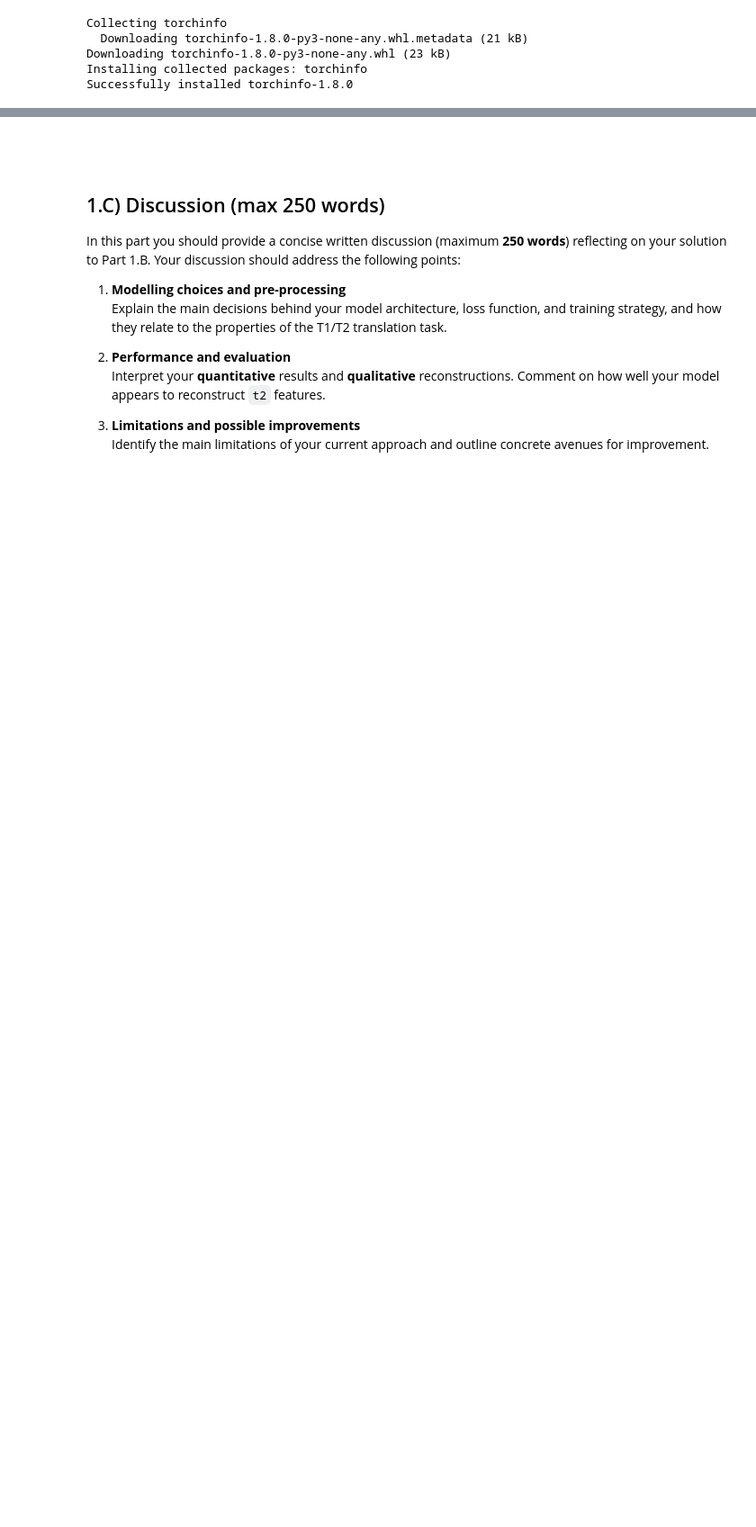
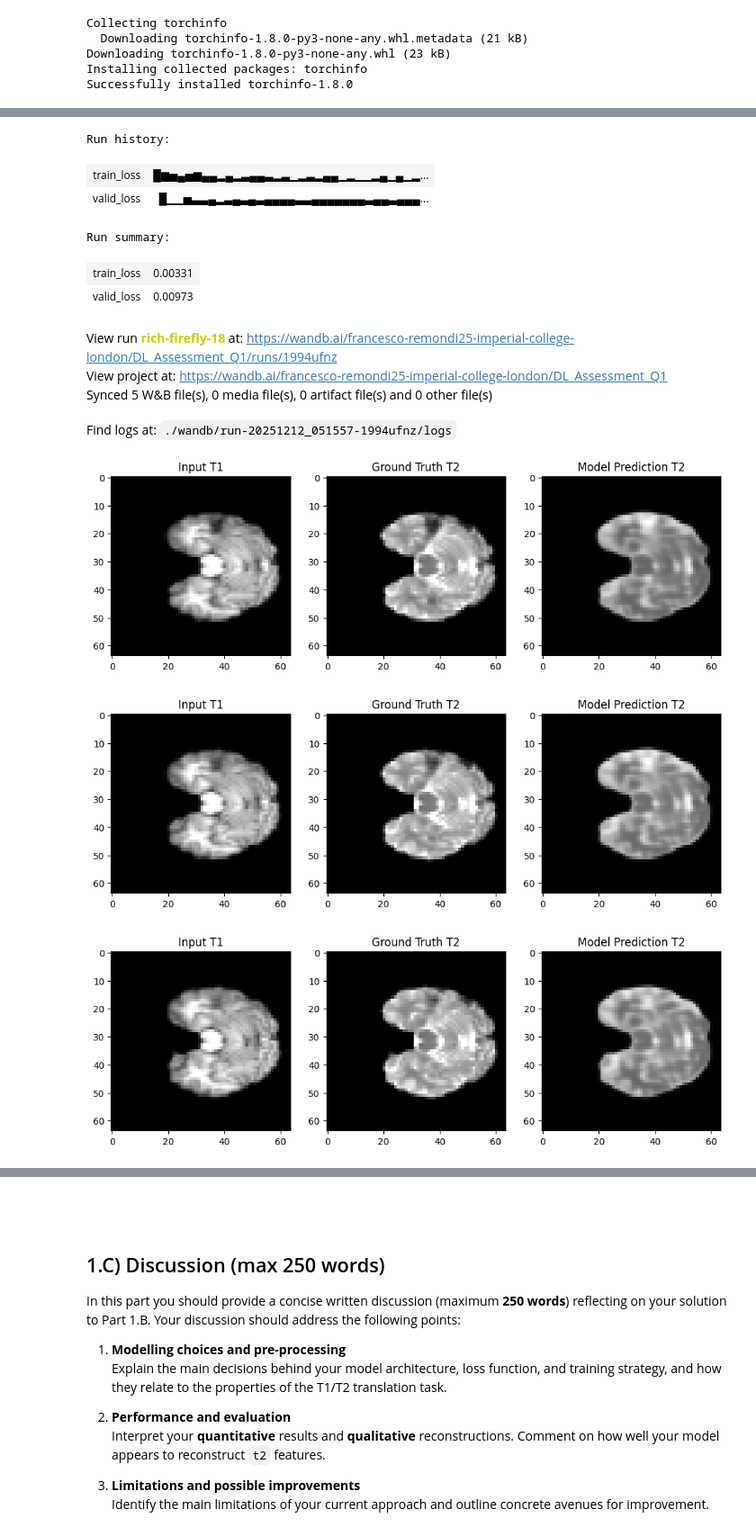
Before and after one commit to fremondi/deep-learning-for-signals-and-images, a Jupyter notebook: Assessment_Q1.ipynb, the cells around one changed output, grey strips where cells are left out. Shown at 90% size. Saved outputs shown, nothing was run; the diff lists cells and outputs as text; code cells hidden in the pictures; blank space fills up the shorter version.

```diff
--- a/Assessment_Q1.ipynb
+++ b/Assessment_Q1.ipynb
@@ -812,0 +919,33 @@ mkdir: cannot create directory ‘/content/drive/My Drive/Q1_models’: File exi
+# %%
+run.finish()
+
+model.eval()
+with torch.no_grad():
+    batch = next(iter(valid_loader))
+
+    t1 = batch["t1"].float().to(device)
+    t2 = batch["t2"].float().to(device)
+    pred = model(t1)
+
+for i in range(batch_size):
+  t1_img = t1[i,0].cpu()
+  t2_img = t2[i,0].cpu()
+  pred_img = pred[i,0].cpu()
+
+  import matplotlib.pyplot as plt
+  plt.figure(figsize=(12,4))
+
+  plt.subplot(1,3,1)
+  plt.imshow(t1_img, cmap='gray')
+  plt.title("Input T1")
+
+  plt.subplot(1,3,2)
+  plt.imshow(t2_img, cmap='gray')
+  plt.title("Ground Truth T2")
+
+  plt.subplot(1,3,3)
+  plt.imshow(pred_img, cmap='gray')
+  plt.title("Model Prediction T2")
+
+  plt.show()
+# %% [output]
@@ -812,0 +953,13 @@ mkdir: cannot create directory ‘/content/drive/My Drive/Q1_models’: File exi
+Run history:
+| train_loss | █▆▅▄▅▆▄▄▂▄▂▃▄▄▃▂▃▁▂▃▂▄▄▁▂▁▁▂▄▁▄▁▂... |
+| valid_loss | █▁▁▅▃▃▄▂▃▄▃▄▃▄▄▄▄▃▃▄▄▄▄▄▄▄▃▄▄▃▄▄▄... |
+Run summary:
+| train_loss | 0.00331 |
+| valid_loss | 0.00973 |
+View run rich-firefly-18 at: https://wandb.ai/francesco-remondi25-imperial-college-london/DL_Assessment_Q1/runs/1994ufnz
+View project at: https://wandb.ai/francesco-remondi25-imperial-college-london/DL_Assessment_Q1
+Synced 5 W&B file(s), 0 media file(s), 0 artifact file(s) and 0 other file(s)
+Find logs at: ./wandb/run-20251212_051557-1994ufnz/logs
+[figure, added]
+[figure, added]
+[figure, added]
```
Also changed, not shown: parts of 25 cells of this notebook.
